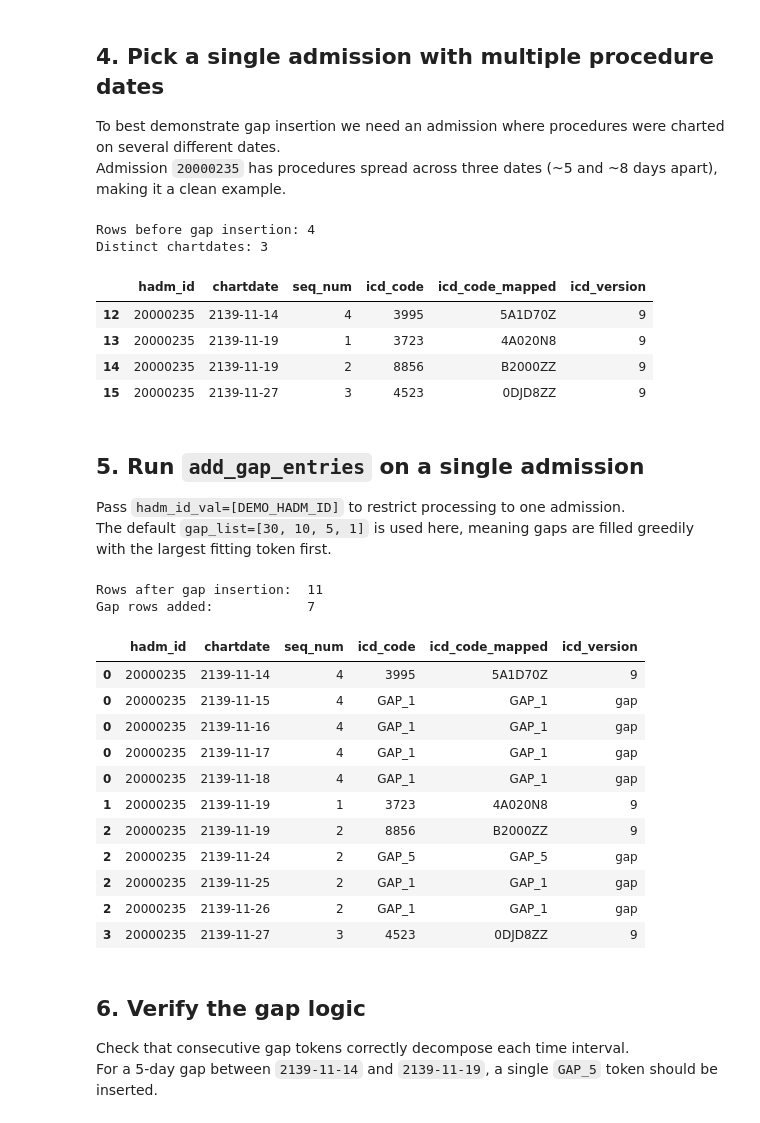
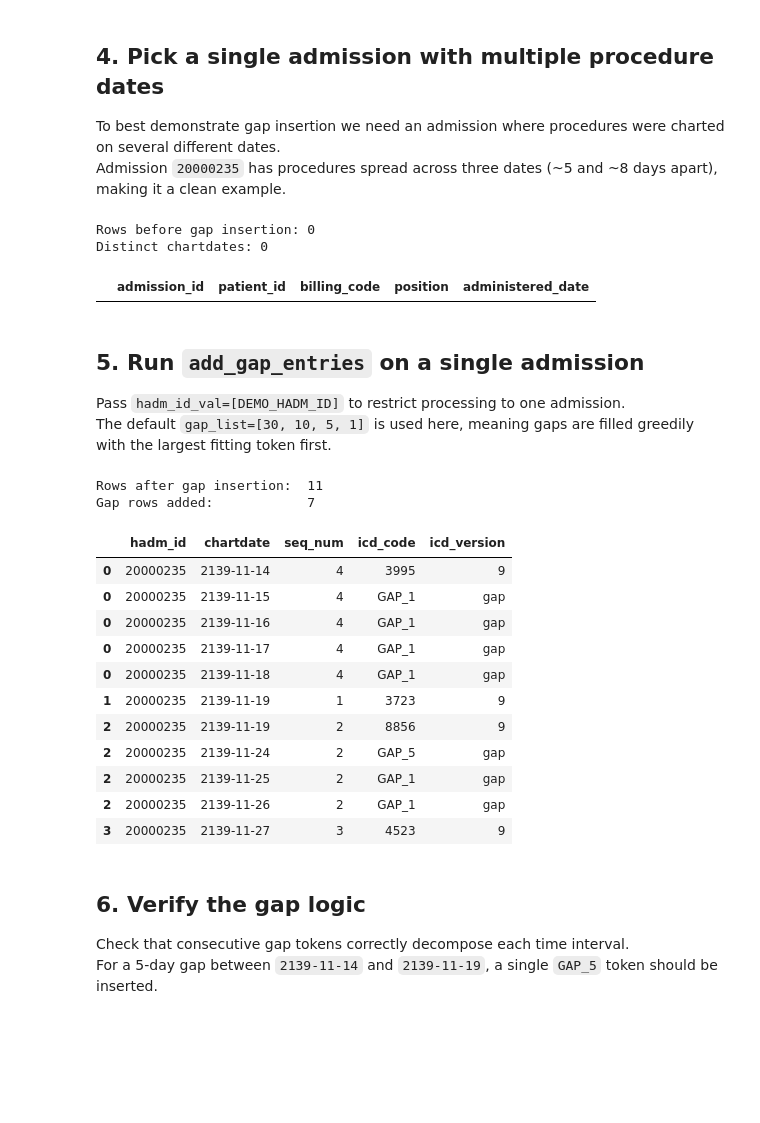
Before and after one commit to daniyal9538/biling-codes, a Jupyter notebook: notebooks/add_gap_entries_tutorial.ipynb, the cells around one changed output. Cells and saved outputs as stored; diff of their text form; code cells hidden in the pictures; blank space fills up the shorter version.

```diff
--- a/notebooks/add_gap_entries_tutorial.ipynb
+++ b/notebooks/add_gap_entries_tutorial.ipynb
@@ -33,7 +33,7 @@ Import OK — repo root: c:\Users\user\Documents\daniyal\biling-codes
 The file `data/mimic_4_icd_demo.parquet` contains MIMIC-IV procedure ICD codes with one row per procedure per hospital admission.
 # %%
 data_path = repo_root / "data" / "mimic_4_icd_demo.parquet"
-df = pd.read_parquet(data_path)
+df = pd.read_parquet(data_path)[["subject_id", "hadm_id", "icd_code", "chartdate", "icd_version", "seq_num"]]
 
 print(f"Shape: {df.shape}")
 print(f"Admissions (hadm_id): {df['hadm_id'].nunique():,}")
@@ -94,18 +83,14 @@ Admission `20000235` has procedures spread across three dates (~5 and ~8 days ap
 # %%
 DEMO_HADM_ID = 20000235
 
-demo = df[df['hadm_id'] == DEMO_HADM_ID].sort_values(['chartdate', 'seq_num'])
+demo = df[df['admission_id'] == DEMO_HADM_ID].sort_values(['administered_date', 'position'])
 print(f"Rows before gap insertion: {len(demo)}")
-print(f"Distinct chartdates: {demo['chartdate'].nunique()}")
-demo[['hadm_id', 'chartdate', 'seq_num', 'icd_code', 'icd_code_mapped', 'icd_version']]
+print(f"Distinct chartdates: {demo['administered_date'].nunique()}")
+demo
 # %% [output]
-Rows before gap insertion: 4
-Distinct chartdates: 3
+Rows before gap insertion: 0
+Distinct chartdates: 0
-|  | hadm_id | chartdate | seq_num | icd_code | icd_code_mapped | icd_version |
-| 12 | 20000235 | 2139-11-14 | 4 | 3995 | 5A1D70Z | 9 |
-| 13 | 20000235 | 2139-11-19 | 1 | 3723 | 4A020N8 | 9 |
-| 14 | 20000235 | 2139-11-19 | 2 | 8856 | B2000ZZ | 9 |
-| 15 | 20000235 | 2139-11-27 | 3 | 4523 | 0DJD8ZZ | 9 |
+|  | admission_id | patient_id | billing_code | position | administered_date |
 # %% [markdown]
 ## 5. Run `add_gap_entries` on a single admission
 
@@ -114,28 +99,28 @@ The default `gap_list=[30, 10, 5, 1]` is used here, meaning gaps are filled gree
 # %%
 demo_with_gaps = add_gap_entries(
     df,
     hadm_id_val=[DEMO_HADM_ID],
     gap_list=[30, 10, 5, 1],
 )
 
 print(f"Rows after gap insertion:  {len(demo_with_gaps)}")
 print(f"Gap rows added:            {len(demo_with_gaps) - len(demo)}")
-demo_with_gaps[['hadm_id', 'chartdate', 'seq_num', 'icd_code', 'icd_code_mapped', 'icd_version']]
+demo_with_gaps[['hadm_id', 'chartdate', 'seq_num', 'icd_code', 'icd_version',]]
 # %% [output]
 Rows after gap insertion:  11
 Gap rows added:            7
-|  | hadm_id | chartdate | seq_num | icd_code | icd_code_mapped | icd_version |
-| 0 | 20000235 | 2139-11-14 | 4 | 3995 | 5A1D70Z | 9 |
-| 0 | 20000235 | 2139-11-15 | 4 | GAP_1 | GAP_1 | gap |
-| 0 | 20000235 | 2139-11-16 | 4 | GAP_1 | GAP_1 | gap |
-| 0 | 20000235 | 2139-11-17 | 4 | GAP_1 | GAP_1 | gap |
-| 0 | 20000235 | 2139-11-18 | 4 | GAP_1 | GAP_1 | gap |
-| 1 | 20000235 | 2139-11-19 | 1 | 3723 | 4A020N8 | 9 |
-| 2 | 20000235 | 2139-11-19 | 2 | 8856 | B2000ZZ | 9 |
-| 2 | 20000235 | 2139-11-24 | 2 | GAP_5 | GAP_5 | gap |
-| 2 | 20000235 | 2139-11-25 | 2 | GAP_1 | GAP_1 | gap |
-| 2 | 20000235 | 2139-11-26 | 2 | GAP_1 | GAP_1 | gap |
-| 3 | 20000235 | 2139-11-27 | 3 | 4523 | 0DJD8ZZ | 9 |
+|  | hadm_id | chartdate | seq_num | icd_code | icd_version |
+| 0 | 20000235 | 2139-11-14 | 4 | 3995 | 9 |
+| 0 | 20000235 | 2139-11-15 | 4 | GAP_1 | gap |
+| 0 | 20000235 | 2139-11-16 | 4 | GAP_1 | gap |
+| 0 | 20000235 | 2139-11-17 | 4 | GAP_1 | gap |
+| 0 | 20000235 | 2139-11-18 | 4 | GAP_1 | gap |
+| 1 | 20000235 | 2139-11-19 | 1 | 3723 | 9 |
+| 2 | 20000235 | 2139-11-19 | 2 | 8856 | 9 |
+| 2 | 20000235 | 2139-11-24 | 2 | GAP_5 | gap |
+| 2 | 20000235 | 2139-11-25 | 2 | GAP_1 | gap |
+| 2 | 20000235 | 2139-11-26 | 2 | GAP_1 | gap |
+| 3 | 20000235 | 2139-11-27 | 3 | 4523 | 9 |
 # %% [markdown]
 ## 6. Verify the gap logic
 
```
Also changed, not shown: parts of 5 cells of this notebook, 5 other files.
